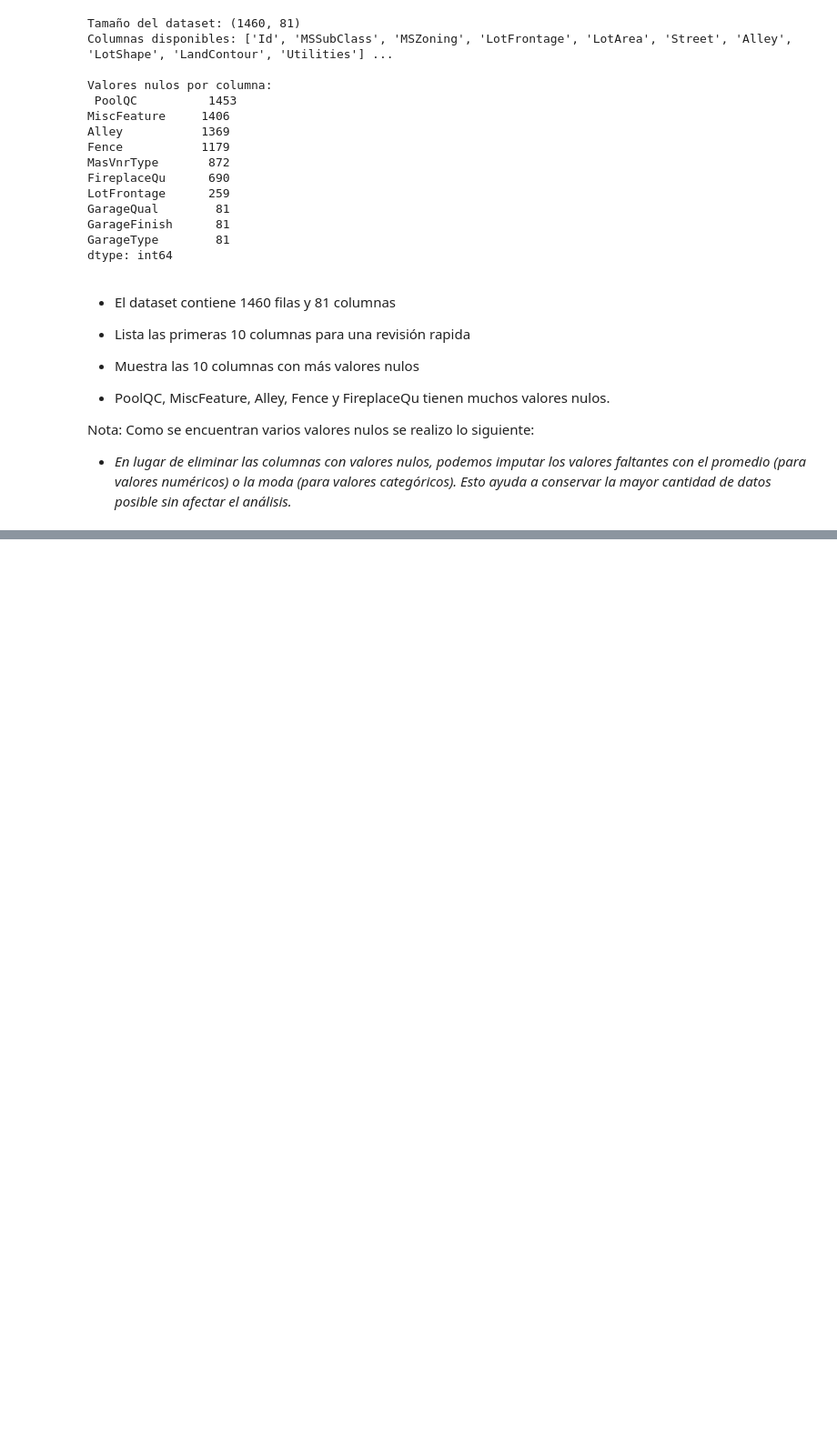
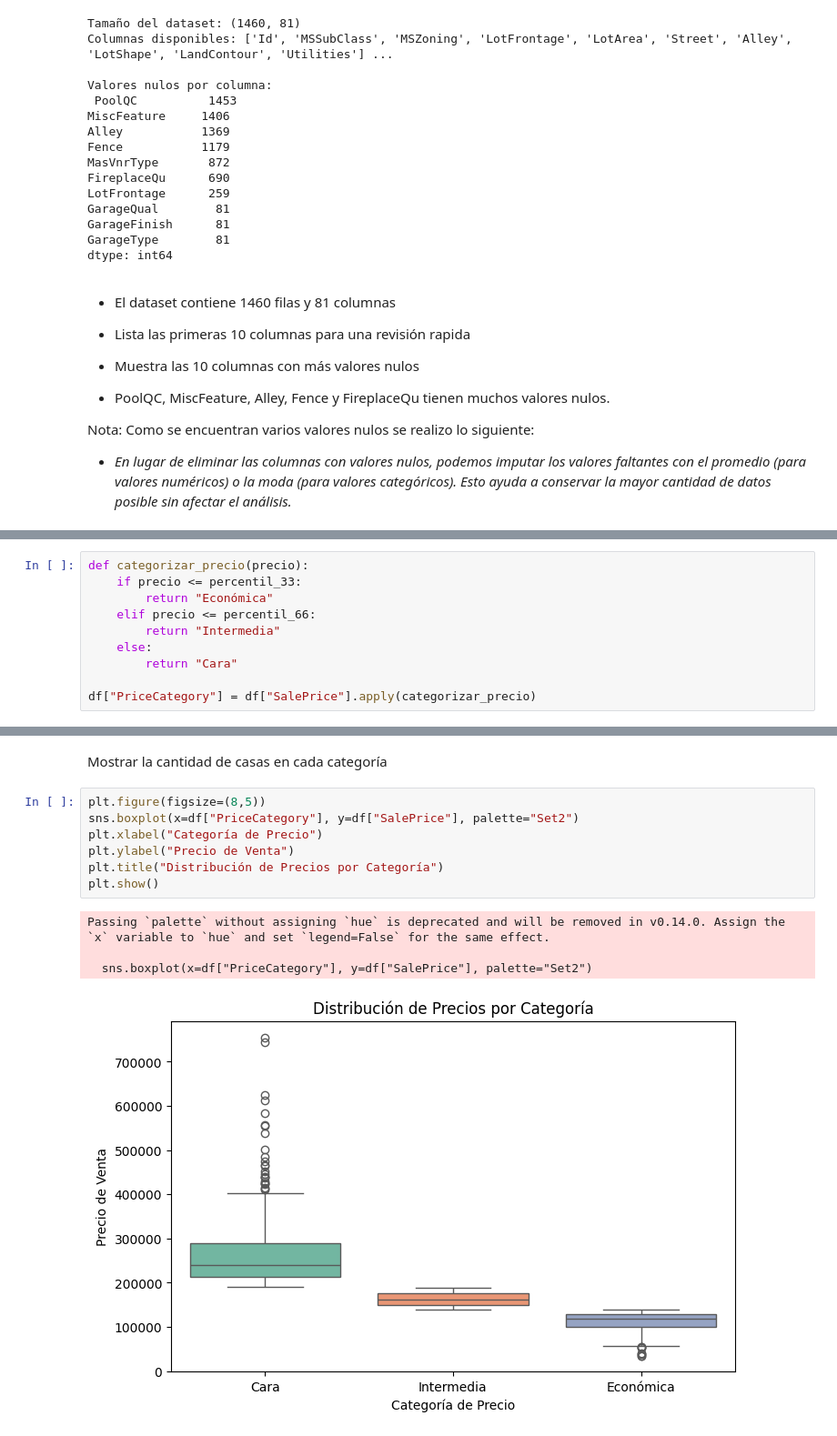
Before and after one commit to SRV-JSPA/Proyecto1_MD, a Jupyter notebook: proyecto1.ipynb, the cells around one changed output, grey strips where cells are left out. Shown at 91% size. Saved outputs shown, nothing was run; the diff lists cells and outputs as text; blank space fills up the shorter version.

```diff
--- a/proyecto1.ipynb
+++ b/proyecto1.ipynb
@@ -886,0 +929,10 @@ dtype: int64
+# %%
+def categorizar_precio(precio):
+    if precio <= percentil_33:
+        return "Económica"
+    elif precio <= percentil_66:
+        return "Intermedia"
+    else:
+        return "Cara"
+
+df["PriceCategory"] = df["SalePrice"].apply(categorizar_precio)
@@ -886,0 +949,14 @@ dtype: int64
+# %% [markdown]
+ Mostrar la cantidad de casas en cada categoría
+# %%
+plt.figure(figsize=(8,5))
+sns.boxplot(x=df["PriceCategory"], y=df["SalePrice"], palette="Set2")
+plt.xlabel("Categoría de Precio")
+plt.ylabel("Precio de Venta")
+plt.title("Distribución de Precios por Categoría")
+plt.show()
+# %% [output]
+Passing `palette` without assigning `hue` is deprecated and will be removed in v0.14.0. Assign the `x` variable to `hue` and set `legend=False` for the same effect.
+
+  sns.boxplot(x=df["PriceCategory"], y=df["SalePrice"], palette="Set2")
+[figure, added]
```
Also changed, not shown: parts of 14 cells of this notebook.
